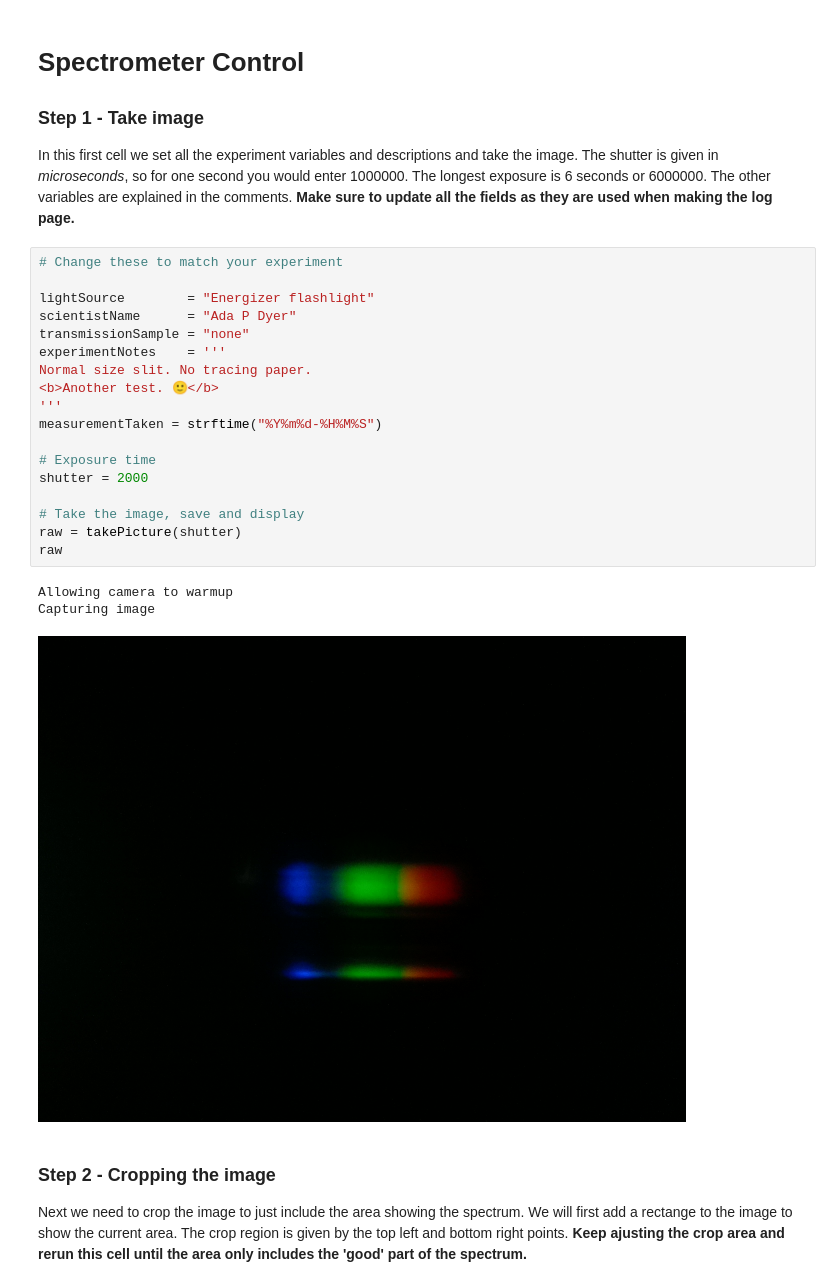
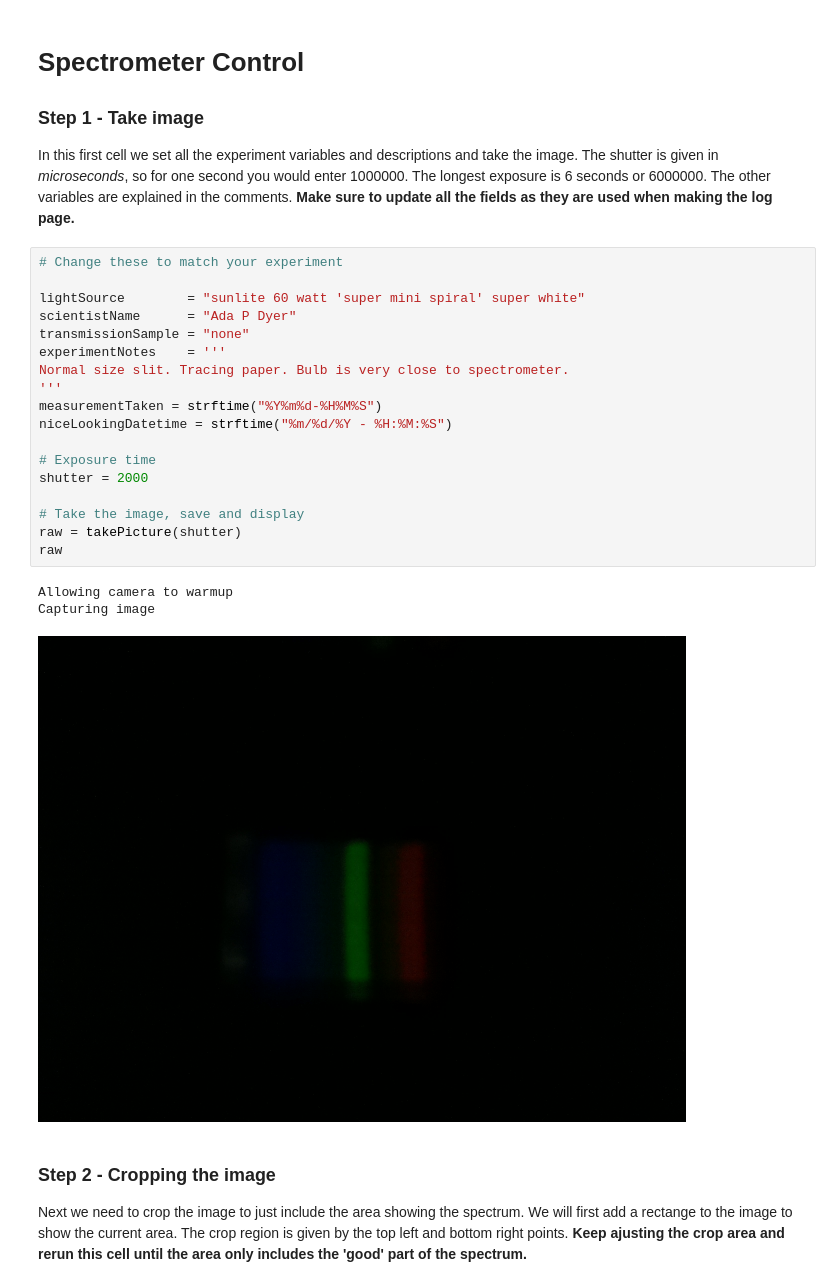
Before and after one commit to apzzd/LegoSpectrometer, a Jupyter notebook: SpectrometerControl.ipynb, the cells around one changed output. Cells and saved outputs as stored; diff of their text form.

```diff
--- a/SpectrometerControl.ipynb
+++ b/SpectrometerControl.ipynb
@@ -179,25 +179,25 @@ In this first cell we set all the experiment variables and descriptions and take
 # %%
 # Change these to match your experiment
 
-lightSource        = "Energizer flashlight"
+lightSource        = "sunlite 60 watt 'super mini spiral' super white"
 scientistName      = "Ada P Dyer"
 transmissionSample = "none"
 experimentNotes    = '''
-Normal size slit. No tracing paper.
-<b>Another test. 🙂</b>
+Normal size slit. Tracing paper. Bulb is very close to spectrometer.
 '''
 measurementTaken = strftime("%Y%m%d-%H%M%S")
+niceLookingDatetime = strftime("%m/%d/%Y - %H:%M:%S")
 
 # Exposure time
 shutter = 2000
 
 # Take the image, save and display
 raw = takePicture(shutter)
 raw
 # %% [output]
 Allowing camera to warmup
 Capturing image
-[figure, old version]
+[figure, new version]
 # %% [markdown]
 ### Step 2 - Cropping the image
 
```
Also changed, not shown: parts of 6 cells of this notebook, 6 other files.
